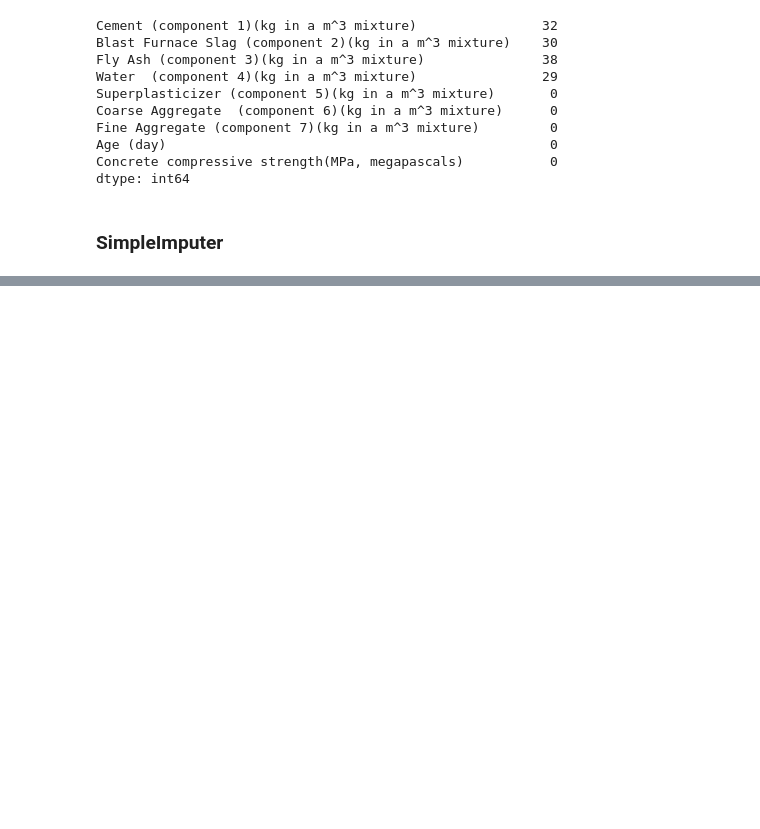
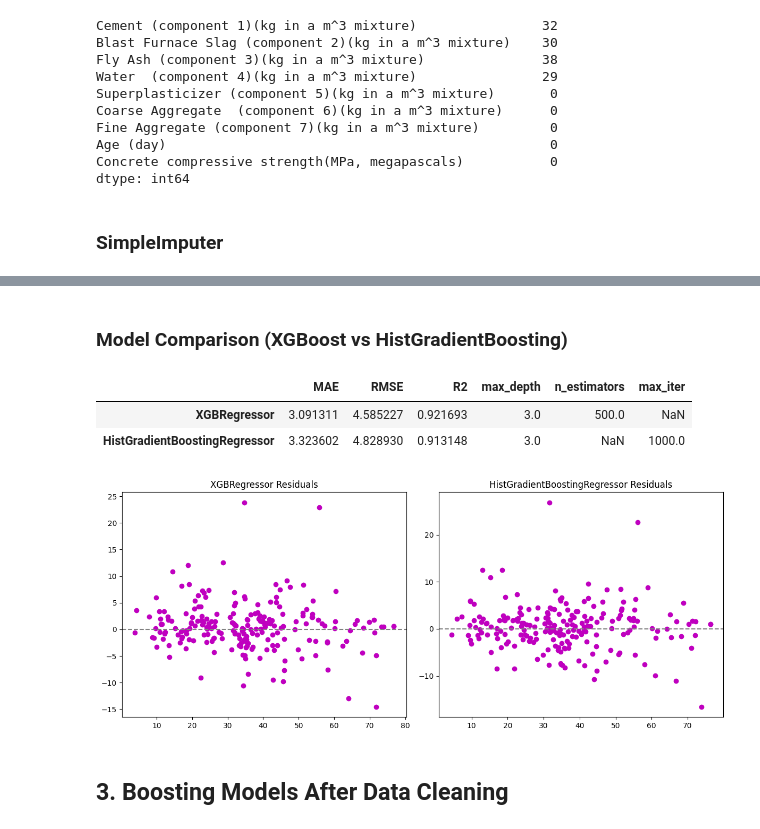
Before and after one commit to Jocund96/Data-to-Design-ML, a Jupyter notebook: S4_Boosting/Week-3/boost_w3.ipynb, the cells around one changed output, grey strips where cells are left out. Cells and saved outputs as stored; diff of their text form; code cells hidden in the pictures; blank space fills up the shorter version.

```diff
--- a/S4_Boosting/Week-3/boost_w3.ipynb
+++ b/S4_Boosting/Week-3/boost_w3.ipynb
@@ -262,0 +107,14 @@ final_metrics_c
+# %% [markdown]
+### Model Comparison (XGBoost vs HistGradientBoosting)
+# %%
+models = {
+    'XGBRegressor': XGBRegressor(random_state=42),
+    'HistGradientBoostingRegressor': HistGradientBoostingRegressor(random_state=42),
+    'AdaBoostRegressor': AdaBoostRegressor(random_state=42)
+}
+
+params = {
+    'XGBRegressor': {'n_estimators': (50, 100, 200, 300, 500, 1000), 'max_depth': (3, 4, 5, 10, 20, 50, 100, None)},
+    'HistGradientBoostingRegressor': {'max_iter': (50, 100, 200, 300, 500, 1000), 'max_depth': (3, 4, 5, 10, 20, 50, 100, None)},
+    'AdaBoostRegressor': {'n_estimators': (50, 100, 200, 300, 500, 1000)}
+}
@@ -262,0 +141,27 @@ final_metrics_c
+# %%
+metrics_dict = {"MAE": mae, "RMSE": rmse, "R2": r2, "BestParams": grid_loop_best_params}
+metrics = pd.DataFrame(metrics_dict)
+params_df = metrics['BestParams'].apply(pd.Series)
+metrics = metrics.drop(columns=['BestParams'])
+final_metrics = pd.concat([metrics, params_df], axis=1)
+final_metrics
+# %% [output]
+|  | MAE | RMSE | R2 | max_depth | n_estimators | max_iter |
+| XGBRegressor | 3.091311 | 4.585227 | 0.921693 | 3.0 | 500.0 | NaN |
+| HistGradientBoostingRegressor | 3.323602 | 4.828930 | 0.913148 | 3.0 | NaN | 1000.0 |
+# %%
+fig, axes = plt.subplots(1, 2, figsize=(12, 5))
+axes[0].scatter(Y_pred['XGBRegressor'], residual['XGBRegressor'], c="m")
+axes[0].set_title("XGBRegressor Residuals")
+axes[0].axhline(0, color='gray', linestyle='--')
+
+axes[1].scatter(Y_pred['HistGradientBoostingRegressor'], residual['HistGradientBoostingRegressor'], c="m")
+axes[1].set_title("HistGradientBoostingRegressor Residuals")
+axes[1].axhline(0, color='gray', linestyle='--')
+
+plt.tight_layout()
+plt.show()
+# %% [output]
+[figure, added]
+# %% [markdown]
+## 3. Boosting Models After Data Cleaning
```
Also changed, not shown: parts of 67 cells of this notebook, 16 other files.
